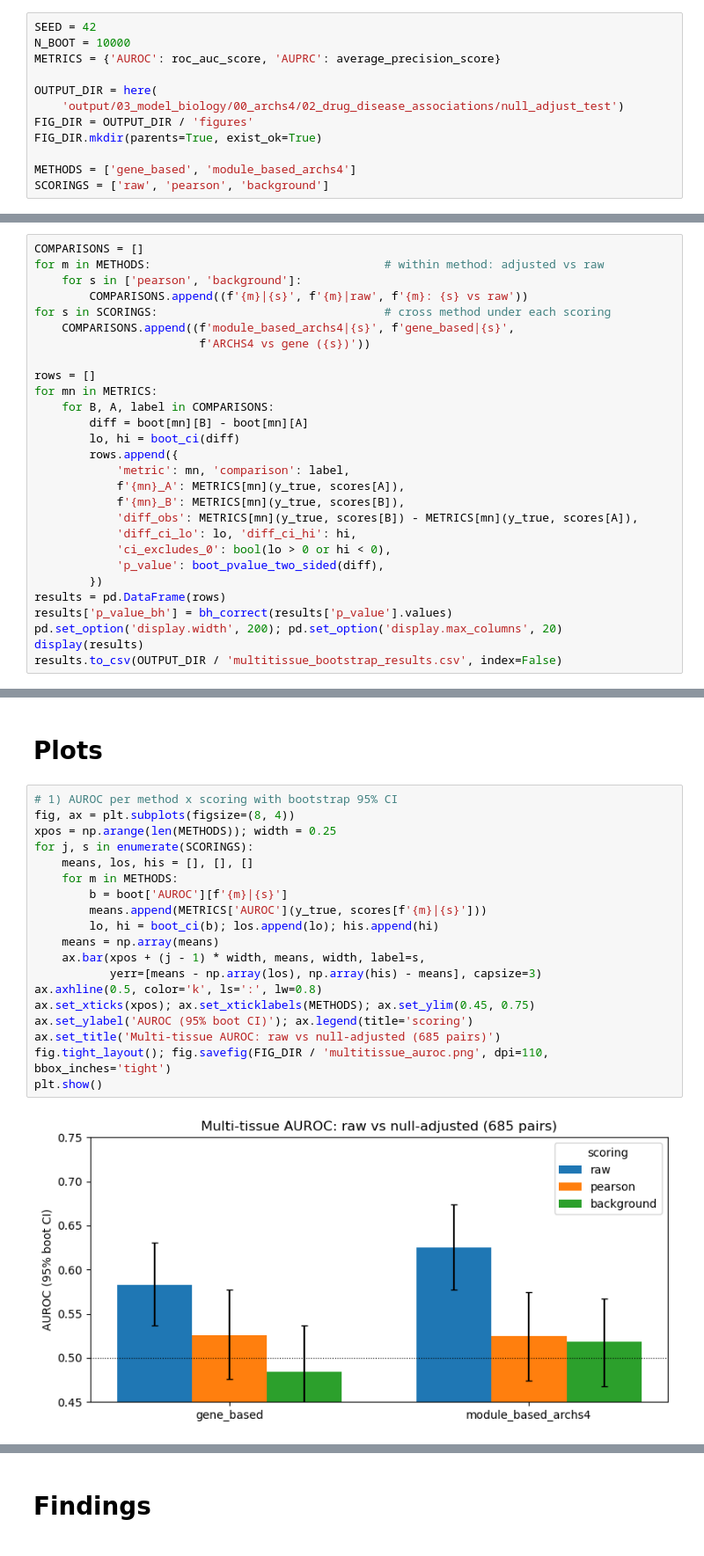
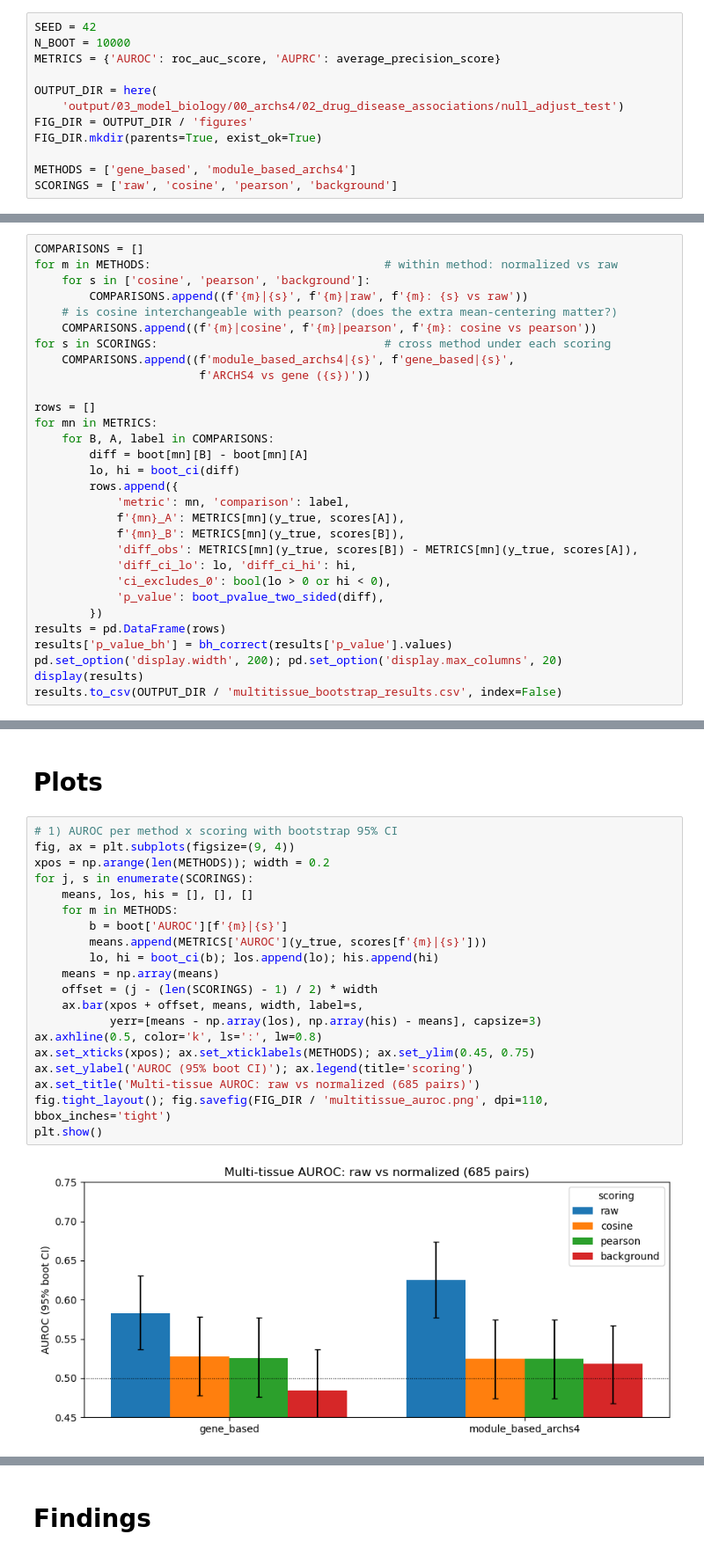
Before and after one commit to miltondp/clamp-analyses, a Jupyter notebook: nbs/03_model_biology/00_archs4/02_drug_disease_associations/null_adjust_test/05_multitissue_eval.ipynb, the cells around one changed output, grey strips where cells are left out. Shown at 88% size. Saved outputs shown, nothing was run; the diff lists cells and outputs as text.

Commit message:
NEXT STEPS: finalized cosine analysis

```diff
--- a/nbs/03_model_biology/00_archs4/02_drug_disease_associations/null_adjust_test/05_multitissue_eval.ipynb
+++ b/nbs/03_model_biology/00_archs4/02_drug_disease_associations/null_adjust_test/05_multitissue_eval.ipynb
@@ -42,7 +49,7 @@ FIG_DIR = OUTPUT_DIR / 'figures'
 FIG_DIR.mkdir(parents=True, exist_ok=True)
 
 METHODS = ['gene_based', 'module_based_archs4']
-SCORINGS = ['raw', 'pearson', 'background']
+SCORINGS = ['raw', 'cosine', 'pearson', 'background']
 # %% [markdown]
 # Load aggregated frame; pivot to a shared (drug, DOID) × (method, scoring) table
 # %%
@@ -139,9 +146,11 @@ bootstrap done; skipped: 0
 # Comparisons: within-method (raw vs adjusted) and cross-method (ARCHS4 vs gene)
 # %%
 COMPARISONS = []
-for m in METHODS:                                  # within method: adjusted vs raw
-    for s in ['pearson', 'background']:
+for m in METHODS:                                  # within method: normalized vs raw
+    for s in ['cosine', 'pearson', 'background']:
         COMPARISONS.append((f'{m}|{s}', f'{m}|raw', f'{m}: {s} vs raw'))
+    # is cosine interchangeable with pearson? (does the extra mean-centering matter?)
+    COMPARISONS.append((f'{m}|cosine', f'{m}|pearson', f'{m}: cosine vs pearson'))
 for s in SCORINGS:                                 # cross method under each scoring
     COMPARISONS.append((f'module_based_archs4|{s}', f'gene_based|{s}',
                         f'ARCHS4 vs gene ({s})'))
@@ -185,25 +196,26 @@ results.to_csv(OUTPUT_DIR / 'multitissue_bootstrap_results.csv', index=False)
 # Plots
 # %%
 # 1) AUROC per method x scoring with bootstrap 95% CI
-fig, ax = plt.subplots(figsize=(8, 4))
-xpos = np.arange(len(METHODS)); width = 0.25
+fig, ax = plt.subplots(figsize=(9, 4))
+xpos = np.arange(len(METHODS)); width = 0.2
 for j, s in enumerate(SCORINGS):
     means, los, his = [], [], []
     for m in METHODS:
         b = boot['AUROC'][f'{m}|{s}']
         means.append(METRICS['AUROC'](y_true, scores[f'{m}|{s}']))
         lo, hi = boot_ci(b); los.append(lo); his.append(hi)
     means = np.array(means)
-    ax.bar(xpos + (j - 1) * width, means, width, label=s,
+    offset = (j - (len(SCORINGS) - 1) / 2) * width
+    ax.bar(xpos + offset, means, width, label=s,
            yerr=[means - np.array(los), np.array(his) - means], capsize=3)
 ax.axhline(0.5, color='k', ls=':', lw=0.8)
 ax.set_xticks(xpos); ax.set_xticklabels(METHODS); ax.set_ylim(0.45, 0.75)
 ax.set_ylabel('AUROC (95% boot CI)'); ax.legend(title='scoring')
-ax.set_title('Multi-tissue AUROC: raw vs null-adjusted (685 pairs)')
+ax.set_title('Multi-tissue AUROC: raw vs normalized (685 pairs)')
 fig.tight_layout(); fig.savefig(FIG_DIR / 'multitissue_auroc.png', dpi=110, bbox_inches='tight')
 plt.show()
 # %% [output]
-[figure, old version]
+[figure, new version]
 # %%
 # 2) Difference CIs (forest) for AUROC
 fig, ax = plt.subplots(figsize=(8, 5))
```
Also changed, not shown: parts of 6 cells of this notebook, 3 other files.
